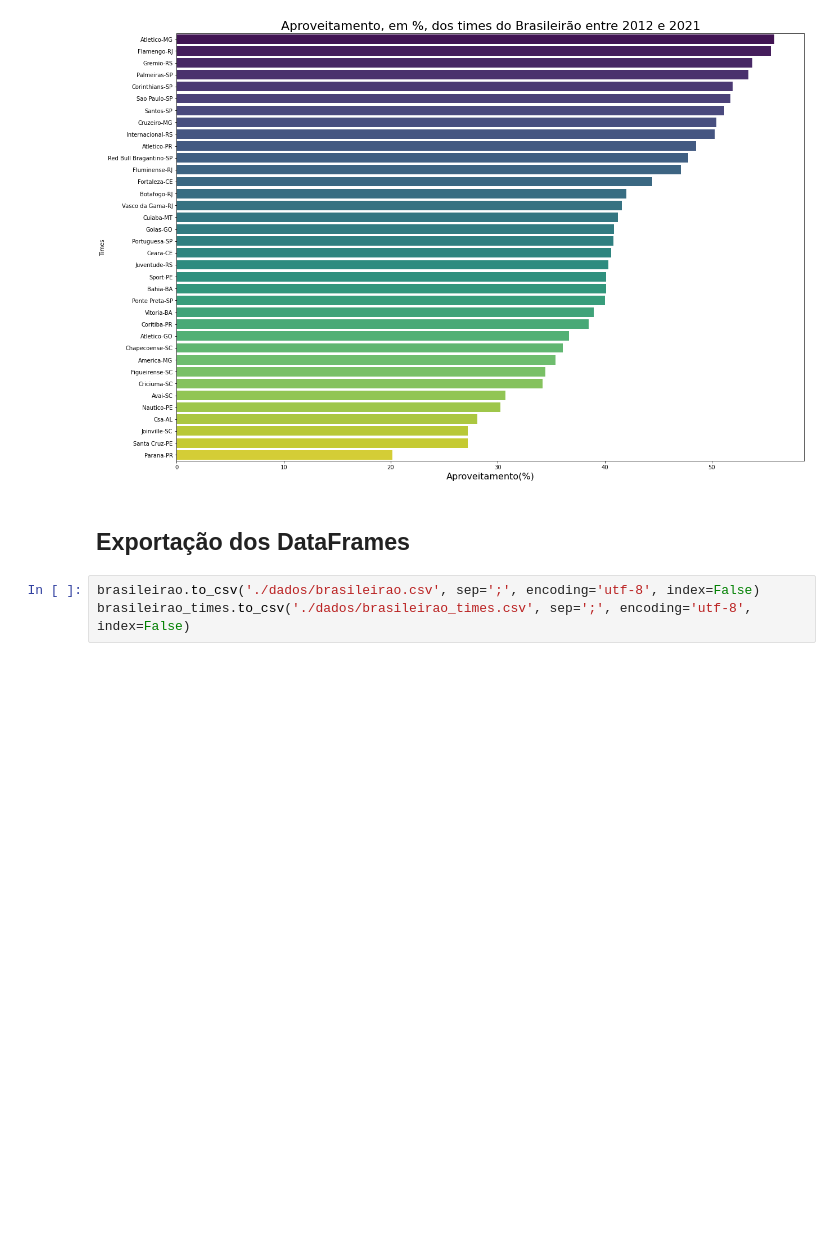
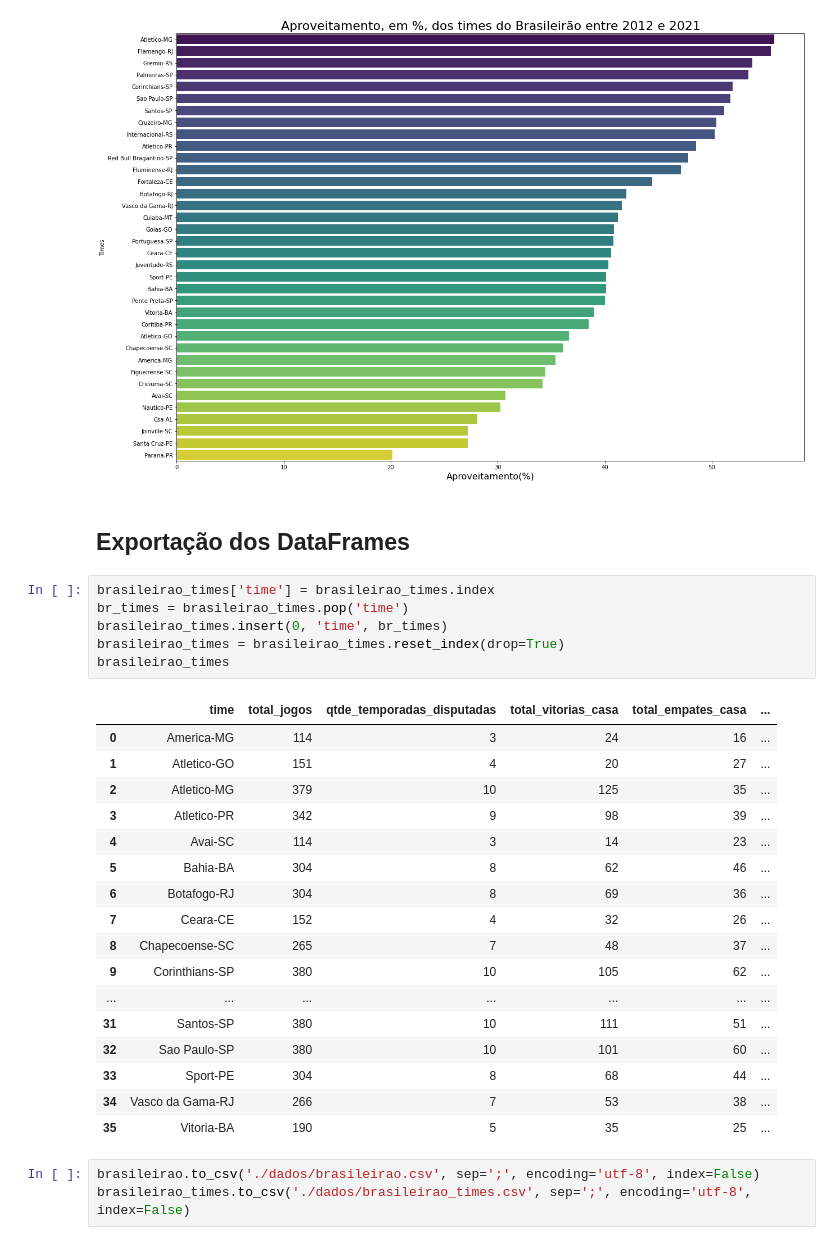
Before and after one commit to lborgatow/analises-futebol, a Jupyter notebook: brasileirao/Análise de dados do Brasileirão.ipynb, the cells around one changed output. Cells and saved outputs as stored; diff of their text form; blank space fills up the shorter version.

```diff
--- a/brasileirao/Análise de dados do Brasileirão.ipynb
+++ b/brasileirao/Análise de dados do Brasileirão.ipynb
@@ -606,6 +606,30 @@ plt.show()
 [figure]
 # %% [markdown]
 ## **Exportação dos DataFrames**
+# %%
+brasileirao_times['time'] = brasileirao_times.index
+br_times = brasileirao_times.pop('time')
+brasileirao_times.insert(0, 'time', br_times)
+brasileirao_times = brasileirao_times.reset_index(drop=True)
+brasileirao_times
+# %% [output]
+|  | time | total_jogos | qtde_temporadas_disputadas | total_vitorias_casa | total_empates_casa | ... |
+| 0 | America-MG | 114 | 3 | 24 | 16 | ... |
+| 1 | Atletico-GO | 151 | 4 | 20 | 27 | ... |
+| 2 | Atletico-MG | 379 | 10 | 125 | 35 | ... |
+| 3 | Atletico-PR | 342 | 9 | 98 | 39 | ... |
+| 4 | Avai-SC | 114 | 3 | 14 | 23 | ... |
+| 5 | Bahia-BA | 304 | 8 | 62 | 46 | ... |
+| 6 | Botafogo-RJ | 304 | 8 | 69 | 36 | ... |
+| 7 | Ceara-CE | 152 | 4 | 32 | 26 | ... |
+| 8 | Chapecoense-SC | 265 | 7 | 48 | 37 | ... |
+| 9 | Corinthians-SP | 380 | 10 | 105 | 62 | ... |
+| ... | ... | ... | ... | ... | ... | ... |
+| 31 | Santos-SP | 380 | 10 | 111 | 51 | ... |
+| 32 | Sao Paulo-SP | 380 | 10 | 101 | 60 | ... |
+| 33 | Sport-PE | 304 | 8 | 68 | 44 | ... |
+| 34 | Vasco da Gama-RJ | 266 | 7 | 53 | 38 | ... |
+| 35 | Vitoria-BA | 190 | 5 | 35 | 25 | ... |
 # %%
 brasileirao.to_csv('./dados/brasileirao.csv', sep=';', encoding='utf-8', index=False)
 brasileirao_times.to_csv('./dados/brasileirao_times.csv', sep=';', encoding='utf-8', index=False)
```
Also changed, not shown: 3 other files.
